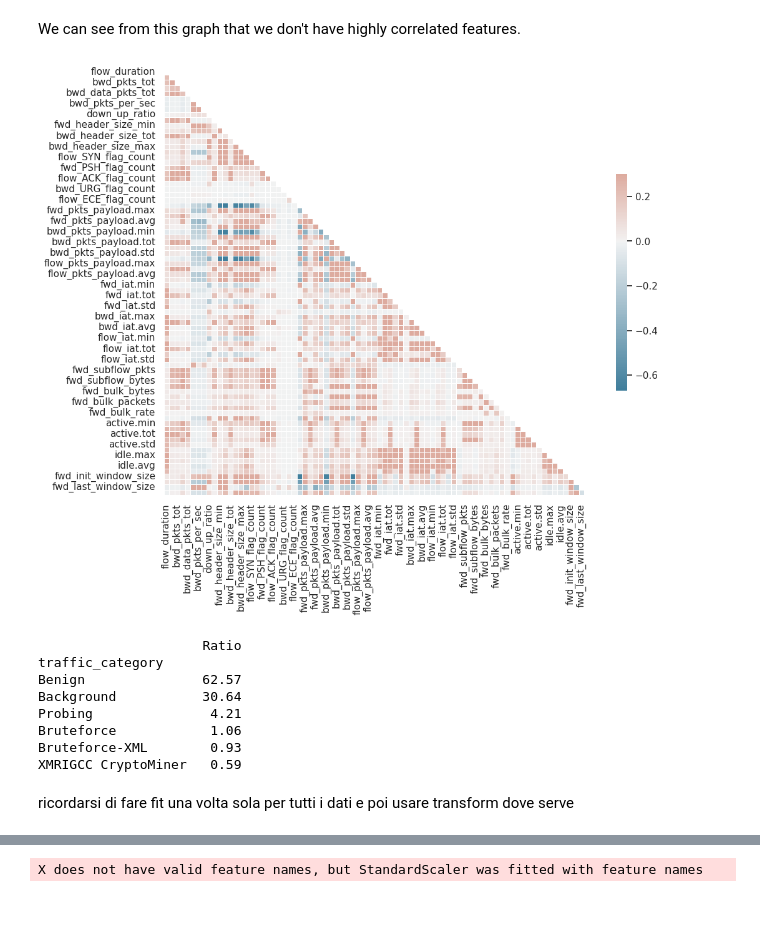
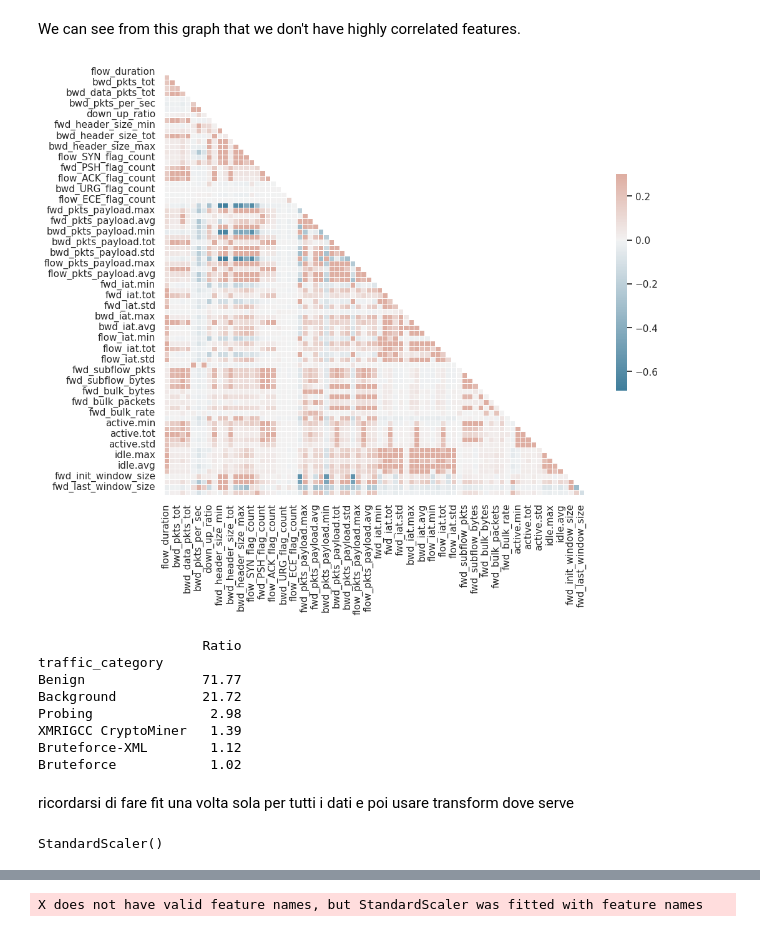
Before and after one commit to ludotosk/tesi, a Jupyter notebook: tesi-mlp-torch.ipynb, the cells around one changed output, grey strips where cells are left out. Drawn from its saved outputs; the diff is of its cells as text; code cells hidden in the pictures.

```diff
--- a/tesi-mlp-torch.ipynb
+++ b/tesi-mlp-torch.ipynb
@@ -330,50 +95,3 @@ Index(['flow_duration', 'fwd_pkts_tot', 'bwd_pkts_tot', 'fwd_data_pkts_tot',
       dtype='object')
 # %% [markdown]
 We can see from this graph that we don't have highly correlated features.
-# %%
-def show_corr_matrix():
-    sns.set_theme(style="white")
-
-    # Compute the correlation matrix
-    corr = ds.loc[:, ds.columns != 'traffic_category'].corr()
-
-    # Generate a mask for the upper triangle
-    mask = np.triu(np.ones_like(corr, dtype=bool))
-
-    # Set up the matplotlib figure
-    f, ax = plt.subplots(figsize=(11, 9))
-
-    # Generate a custom diverging colormap
-    cmap = sns.diverging_palette(230, 20, as_cmap=True)
-
-    # Draw the heatmap with the mask and correct aspect ratio
-    sns.heatmap(corr, mask=mask, cmap=cmap, vmax=.3, center=0,
-                square=True, linewidths=.5, cbar_kws={"shrink": .5})
-
-show_corr_matrix()
-# %% [output]
-[figure, removed]
-# %%
-def compute_ratio(data):
-    # Get ratio instead of raw numbers using normalize=True
-    ratio = data['traffic_category'].value_counts(normalize=True)
-
-    # Round and then convert to percentage
-    ratio = ratio.round(4)*100
-
-    # convert to a DataFrame and store in variable 'traffic_category_ratios'
-    # We'll use this variable to compare ratios for samples
-    # selected using SRS and Stratified Sampling
-    traffic_category_ratios = pd.DataFrame({'Ratio':ratio})
-    print(traffic_category_ratios)
-
-compute_ratio(ds)
-# %% [output]
-                     Ratio
-traffic_category
-Benign               62.57
-Background           30.64
-Probing               4.21
-Bruteforce            1.06
-Bruteforce-XML        0.93
-XMRIGCC CryptoMiner   0.59
@@ -406,7 +98,22 @@ X_res, y_res = rus.fit_resample(ds[x_features], ds.traffic_category)
+# %%
+show_corr_matrix(ds)
+# %% [output]
+[figure, added]
+# %%
+compute_ratio(ds)
+# %% [output]
+                     Ratio
+traffic_category
+Benign               71.77
+Background           21.72
+Probing               2.98
+XMRIGCC CryptoMiner   1.39
+Bruteforce-XML        1.12
+Bruteforce            1.02
 # %% [markdown]
 ricordarsi di fare fit una volta sola per tutti i dati e poi usare transform dove serve
 # %%
 scaler = StandardScaler()
 scaler.fit(ds[x_features])
-
-scaled_undersampled = scaler.transform(X_res)
+# %% [output]
+StandardScaler()
```
Also changed, not shown: parts of 49 cells of this notebook, 4 other files.
